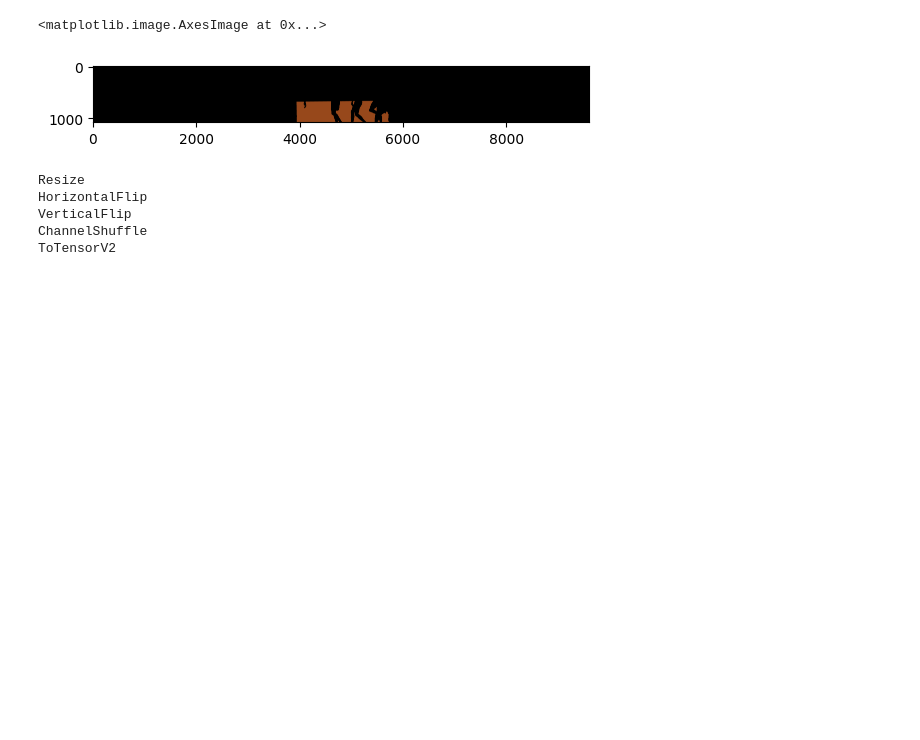
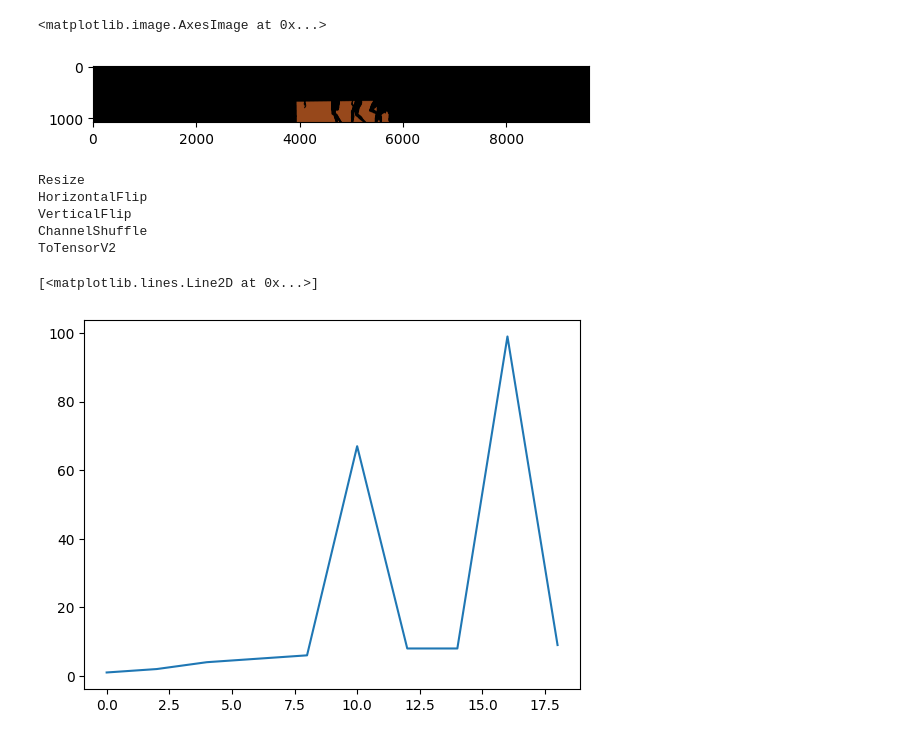
Before and after one commit to riderman10000/segmentation-exp, a Jupyter notebook: data_analysis.ipynb, the cells around one changed output. Cells and saved outputs as stored; diff of their text form; code cells hidden in the pictures; blank space fills up the shorter version.

```diff
--- a/data_analysis.ipynb
+++ b/data_analysis.ipynb
@@ -156,3 +161,10 @@ HorizontalFlip
 VerticalFlip
 ChannelShuffle
 ToTensorV2
+# %%
+a = [1, 2, 4, 5, 6, 67, 8, 8, 99, 9]
+import matplotlib.pyplot as plt
+plt.plot([i for i in range(0, len(a)*2, 2) ], a)
+# %% [output]
+[<matplotlib.lines.Line2D at 0x...>]
+[figure, added]
```
Also changed, not shown: parts of 2 cells of this notebook.
